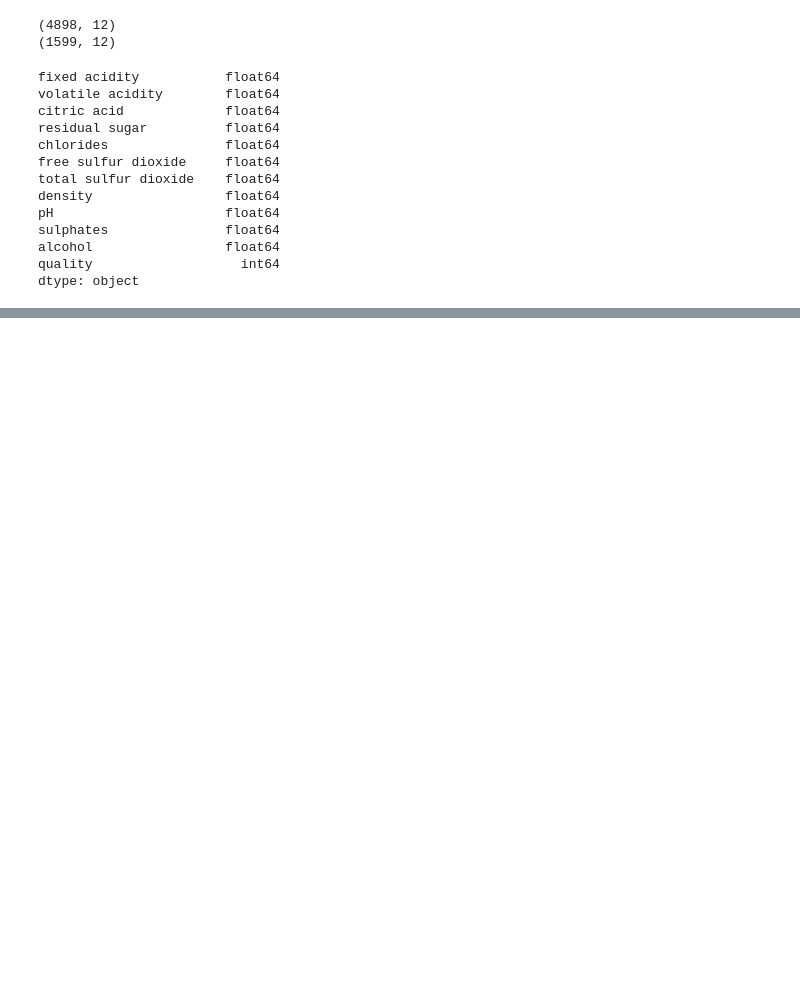
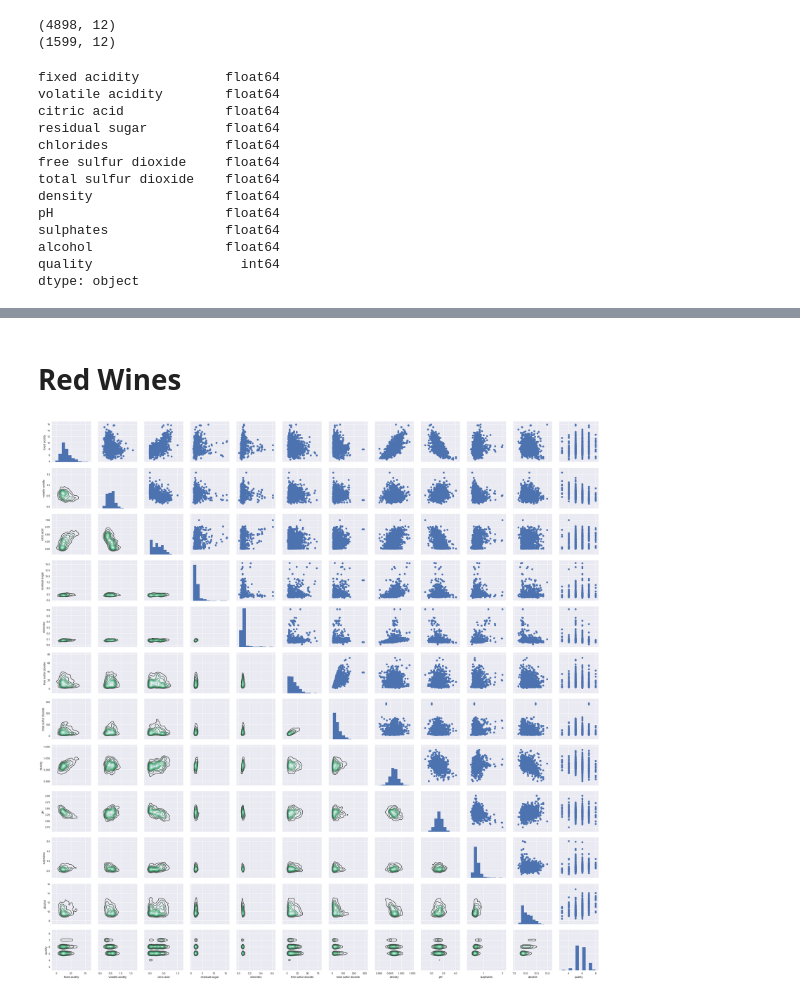
Before and after one commit to cheidt/Chris_Learning_Machine, a Jupyter notebook: Wine/Wine_Testing.ipynb, the cells around one changed output, grey strips where cells are left out. Cells and saved outputs as stored; diff of their text form; code cells hidden in the pictures; blank space fills up the shorter version.

```diff
--- a/Wine/Wine_Testing.ipynb
+++ b/Wine/Wine_Testing.ipynb
@@ -146,2 +130,0 @@ dtype: object
-# %%
-red_db['color']='red'
@@ -184,0 +223,10 @@ plt.show()
+# %% [markdown]
+# Red Wines
+# %%
+g = sns.PairGrid(red_db)
+g.map_diag(plt.hist)
+g.map_lower(sns.kdeplot)
+g.map_upper(plt.scatter)
+plt.show()
+# %% [output]
+[figure, added]
```
Also changed, not shown: parts of 40 cells of this notebook.
